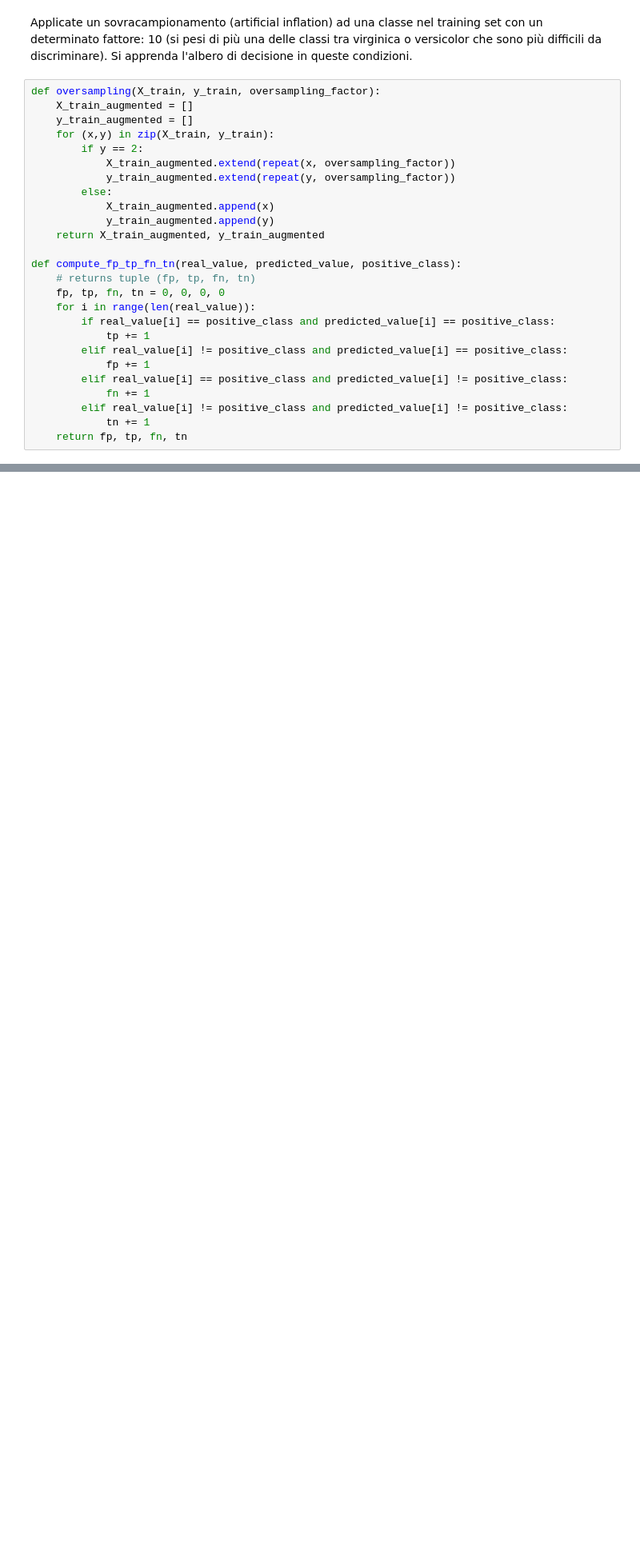
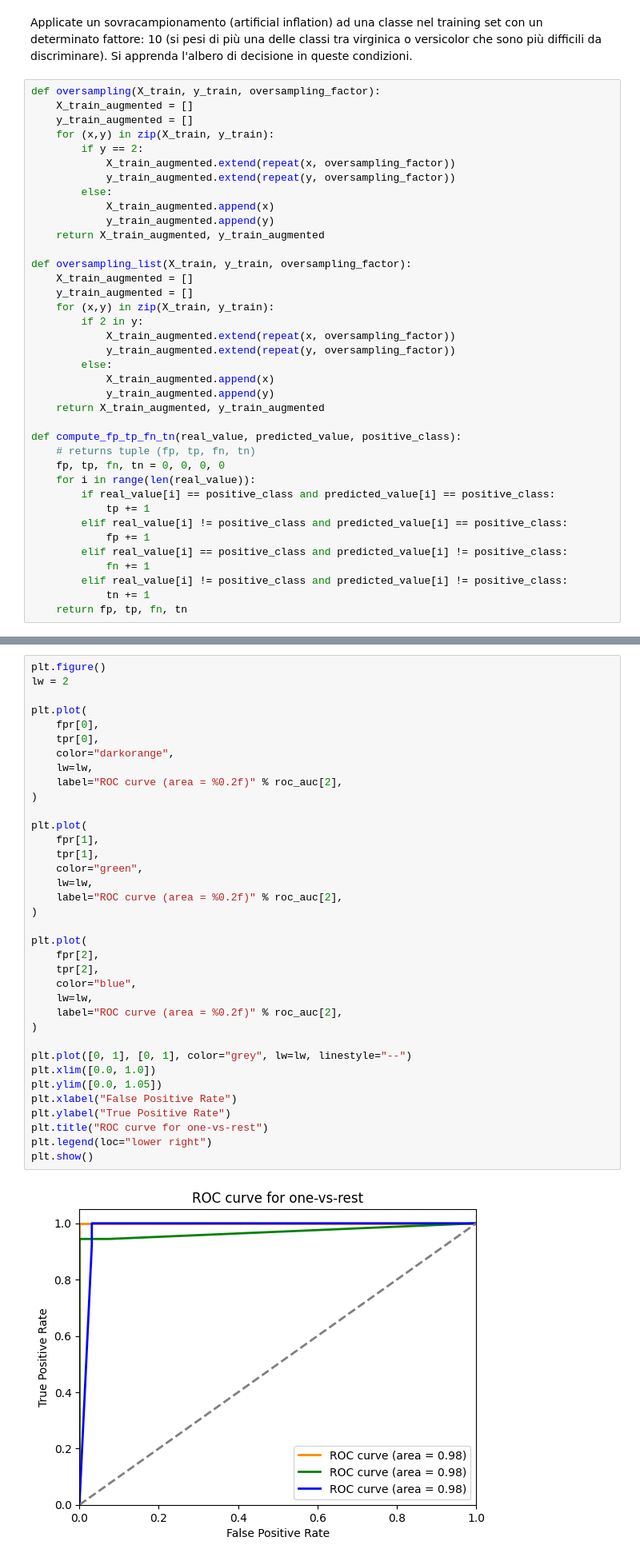
Before and after one commit to Fazzaa/ml_lab, a Jupyter notebook: decision_trees/ex_1_classification_iris.ipynb, the cells around one changed output, grey strips where cells are left out. Shown at 80% size. Saved outputs shown, nothing was run; the diff lists cells and outputs as text; blank space fills up the shorter version.

```diff
--- a/decision_trees/ex_1_classification_iris.ipynb
+++ b/decision_trees/ex_1_classification_iris.ipynb
@@ -103,6 +125,18 @@ def oversampling(X_train, y_train, oversampling_factor):
 	y_train_augmented = []
 	for (x,y) in zip(X_train, y_train):
 		if y == 2:
+			X_train_augmented.extend(repeat(x, oversampling_factor))
+			y_train_augmented.extend(repeat(y, oversampling_factor))
+		else:
+			X_train_augmented.append(x)
+			y_train_augmented.append(y)
+	return X_train_augmented, y_train_augmented
+
+def oversampling_list(X_train, y_train, oversampling_factor):
+	X_train_augmented = []
+	y_train_augmented = []
+	for (x,y) in zip(X_train, y_train):
+		if 2 in y:
 			X_train_augmented.extend(repeat(x, oversampling_factor))
 			y_train_augmented.extend(repeat(y, oversampling_factor))
 		else:
@@ -210,0 +365,38 @@ f1 score: 0.9558404558404558
+# %%
+plt.figure()
+lw = 2
+
+plt.plot(
+    fpr[0],
+    tpr[0],
+    color="darkorange",
+    lw=lw,
+    label="ROC curve (area = %0.2f)" % roc_auc[2],
+)
+
+plt.plot(
+    fpr[1],
+    tpr[1],
+    color="green",
+    lw=lw,
+    label="ROC curve (area = %0.2f)" % roc_auc[2],
+)
+
+plt.plot(
+    fpr[2],
+    tpr[2],
+    color="blue",
+    lw=lw,
+    label="ROC curve (area = %0.2f)" % roc_auc[2],
+)
+
+plt.plot([0, 1], [0, 1], color="grey", lw=lw, linestyle="--")
+plt.xlim([0.0, 1.0])
+plt.ylim([0.0, 1.05])
+plt.xlabel("False Positive Rate")
+plt.ylabel("True Positive Rate")
+plt.title("ROC curve for one-vs-rest")
+plt.legend(loc="lower right")
+plt.show()
+# %% [output]
+[figure, added]
```
Also changed, not shown: parts of 19 cells of this notebook.
